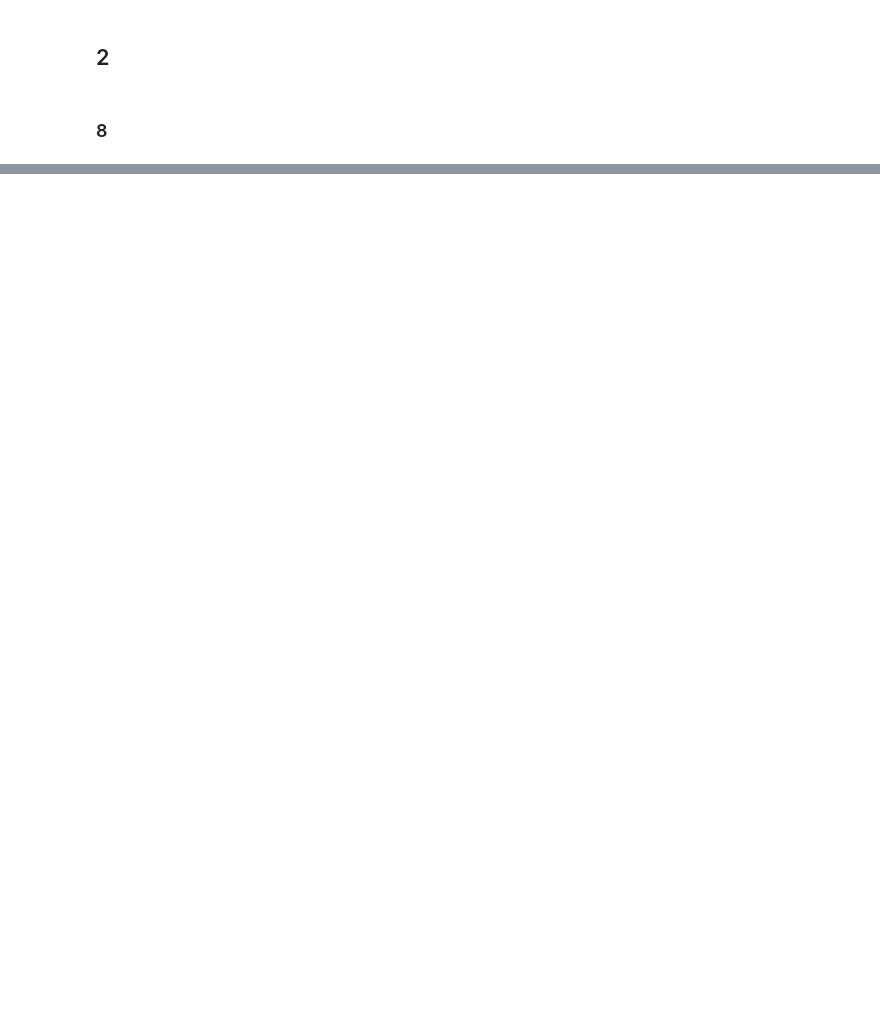
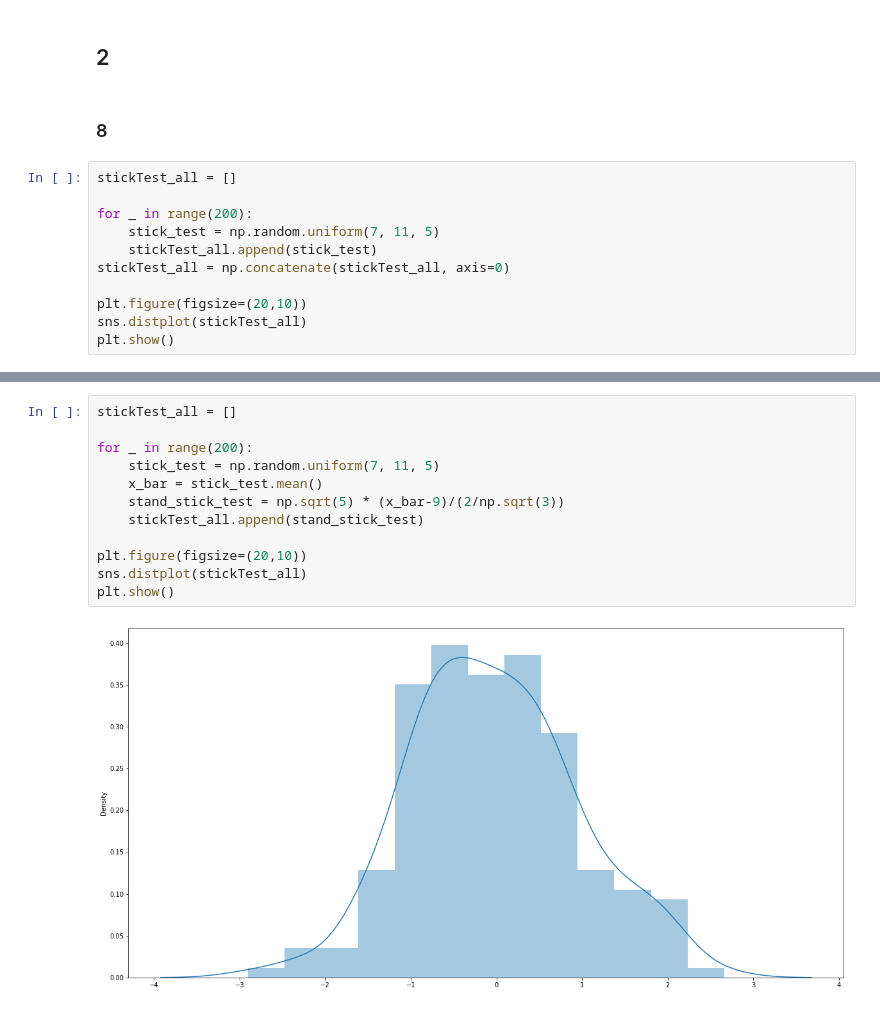
Before and after one commit to FabianAndersson17/statistiska-metoder, a Jupyter notebook: labb_statistiskametoder.ipynb, the cells around one changed output, grey strips where cells are left out. Cells and saved outputs as stored; diff of their text form; blank space fills up the shorter version.

```diff
--- a/labb_statistiskametoder.ipynb
+++ b/labb_statistiskametoder.ipynb
@@ -148,3 +154,14 @@ Styrkan av kastingen av nollhypotesen är 83.5%
 ## 2
 # %% [markdown]
 ### 8
+# %%
+stickTest_all = []
+
+for _ in range(200):
+    stick_test = np.random.uniform(7, 11, 5)
+    stickTest_all.append(stick_test)
+stickTest_all = np.concatenate(stickTest_all, axis=0)
+
+plt.figure(figsize=(20,10))
+sns.distplot(stickTest_all)
+plt.show()
@@ -150,0 +170,14 @@ Styrkan av kastingen av nollhypotesen är 83.5%
+# %%
+stickTest_all = []
+
+for _ in range(200):
+    stick_test = np.random.uniform(7, 11, 5)
+    x_bar = stick_test.mean()
+    stand_stick_test = np.sqrt(5) * (x_bar-9)/(2/np.sqrt(3))
+    stickTest_all.append(stand_stick_test)
+
+plt.figure(figsize=(20,10))
+sns.distplot(stickTest_all)
+plt.show()
+# %% [output]
+[figure, added]
```
Also changed, not shown: parts of 7 cells of this notebook.
